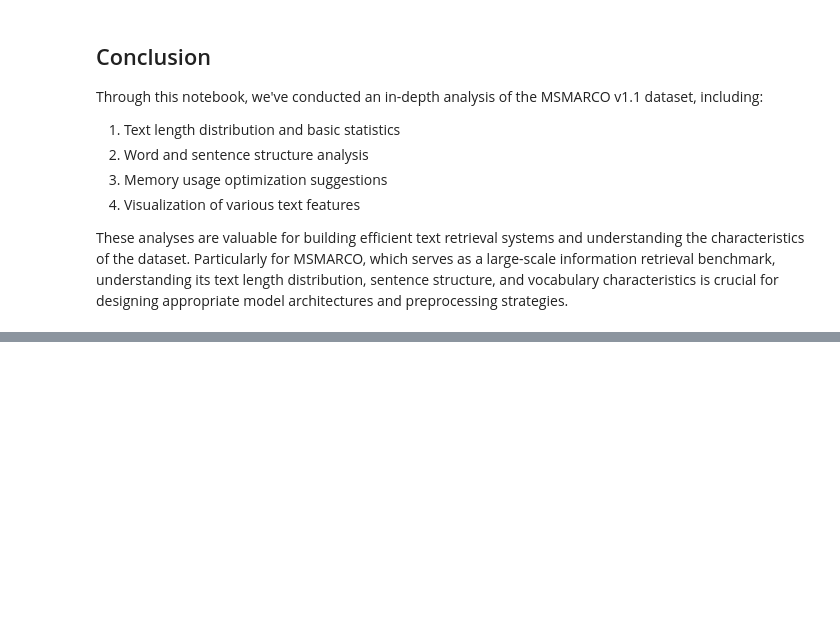
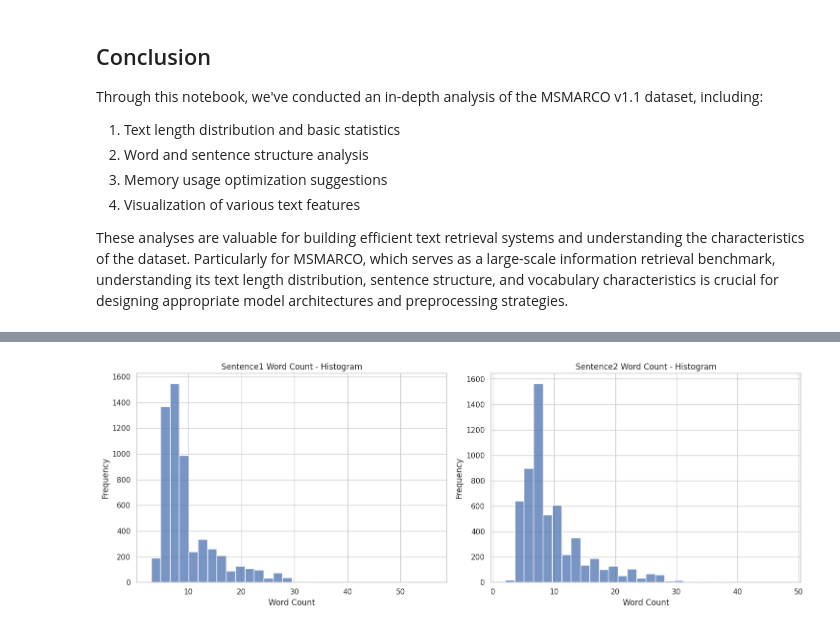
Before and after one commit to hua2980/CS6120_project, a Jupyter notebook: notebooks/1_data_exploration.ipynb, the cells around one changed output, grey strips where cells are left out. Drawn from its saved outputs; the diff is of its cells as text; code cells hidden in the pictures; blank space fills up the shorter version.

```diff
--- a/notebooks/1_data_exploration.ipynb
+++ b/notebooks/1_data_exploration.ipynb
@@ -473,0 +557,49 @@ These analyses are valuable for building efficient text retrieval systems and un
+# %%
+def analyze_text_words(text):
+    """Return word count and avg_word_length for a given string."""
+    if not isinstance(text, str) or not text.strip():
+        return {'word_count': 0, 'avg_word_length': 0.0}
+
+    words = text.split()
+    word_count = len(words)
+    if word_count == 0:
+        return {'word_count': 0, 'avg_word_length': 0.0}
+
+    total_length = sum(len(w) for w in words)
+    avg_word_length = total_length / word_count
+
+    return {
+        'word_count': word_count,
+        'avg_word_length': avg_word_length
+    }
+
+if sts_dataset:
+    # Analyze sentence1
+    s1_analysis = [analyze_text_words(t) for t in df_train['sentence1']]
+    df_train['s1_word_count']      = [x['word_count'] for x in s1_analysis]
+    df_train['s1_avg_word_length'] = [x['avg_word_length'] for x in s1_analysis]
+
+    # Analyze sentence2
+    s2_analysis = [analyze_text_words(t) for t in df_train['sentence2']]
+    df_train['s2_word_count']      = [x['word_count'] for x in s2_analysis]
+    df_train['s2_avg_word_length'] = [x['avg_word_length'] for x in s2_analysis]
+
+    # 6.1.1 Sentence1 Word Count
+    plt.figure(figsize=(15, 10))
+
+    plt.subplot(2, 2, 1)
+    sns.histplot(df_train['s1_word_count'], bins=30, kde=False)
+    plt.title('Sentence1 Word Count - Histogram')
+    plt.xlabel('Word Count')
+    plt.ylabel('Frequency')
+
+    plt.subplot(2, 2, 2)
+    sns.histplot(df_train['s2_word_count'], bins=30, kde=False)
+    plt.title('Sentence2 Word Count - Histogram')
+    plt.xlabel('Word Count')
+    plt.ylabel('Frequency')
+
+    plt.tight_layout()
+    plt.show()
+# %% [output]
+[figure, added]
```
Also changed, not shown: parts of 10 cells of this notebook.
